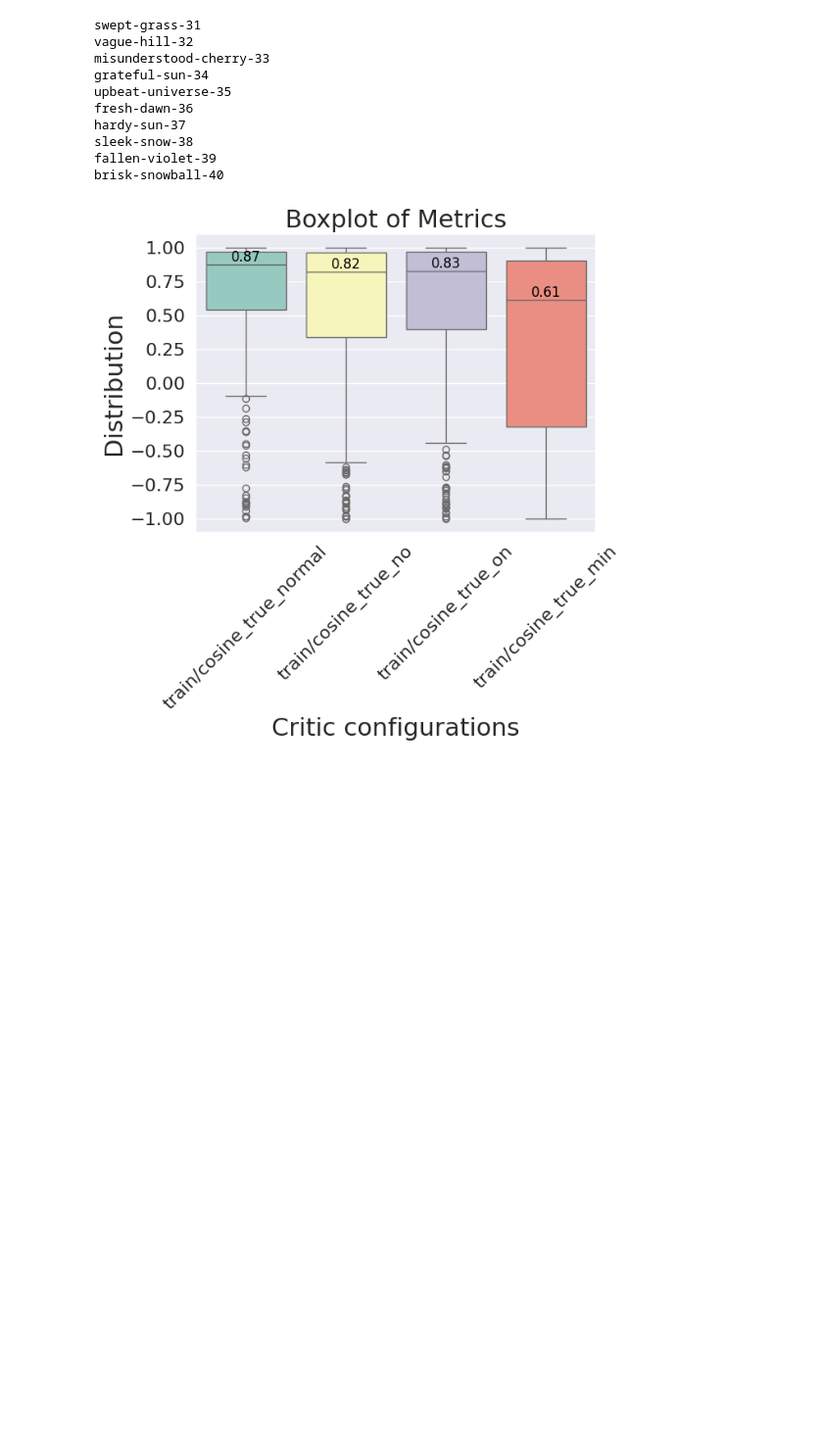
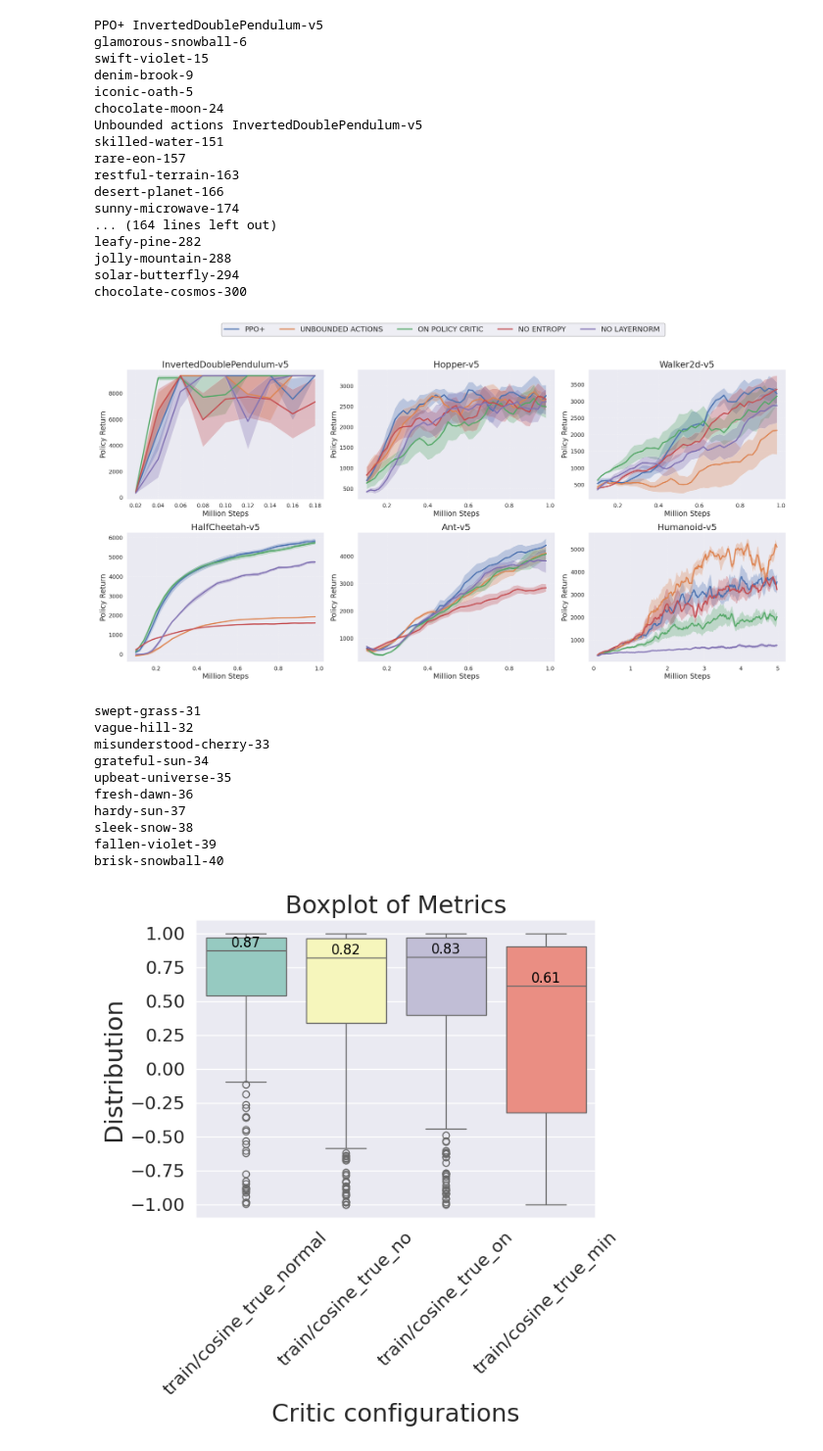
Before and after one commit to kallel-mahdi/supersac, a Jupyter notebook: notebooks/PLOTS.ipynb, the cells around one changed output. Shown at 98% size. Cells and saved outputs as stored; diff of their text form; code cells hidden in the pictures; blank space fills up the shorter version.

```diff
--- a/notebooks/PLOTS.ipynb
+++ b/notebooks/PLOTS.ipynb
@@ -188,13 +154,9 @@ KeyboardInterrupt:
 import pandas as pd
 import wandb
 import os
-import matplotlib.pyplot as plt
 import numpy as np
-import seaborn as sns
 import itertools
 
-sns.set(font_scale=1.3)
-sns.set_theme()
 
 
 os.environ["WANDB_API_KEY"]="28996bd59f1ba2c5a8c3f2cc23d8673c327ae230"
@@ -220,10 +182,10 @@ def filter_fn(run,env_name, filter_dict):
 
 dc = {
         "PPO+":{"algo_name":"superppo","gamma":0.99,"on_policy_data":False,"temperature":1.,"buffer_size":50000,"use_layer_norm":True,"clipping_ratio":0.25,"num_critics":2,"bound_actions":True,"gae_lambda":0.5,"min_target":False},
+        "Unbounded actions":{"algo_name":"superppo","gamma":0.99,"on_policy_data":False,"temperature":1.,"buffer_size":50000,"use_layer_norm":True,"clipping_ratio":0.25,"num_critics":2,"bound_actions":False,"gae_lambda":0.5,"min_target":False},
         "On policy critic":{"algo_name":"superppo","gamma":0.99,"on_policy_data":True,"temperature":1.,"buffer_size":5000,"use_layer_norm":True,"clipping_ratio":0.25,"num_critics":2,"bound_actions":True,"gae_lambda":0.5,"min_target":False},
         "No entropy":{"algo_name":"superppo","gamma":0.99,"on_policy_data":False,"temperature":0.,"buffer_size":50000,"use_layer_norm":True,"clipping_ratio":0.25,"num_critics":2,"bound_actions":True,"gae_lambda":0.5,"min_target":False},
-        "Unbounded actions":{"algo_name":"superppo","gamma":0.99,"on_policy_data":False,"temperature":1.,"buffer_size":50000,"use_layer_norm":True,"clipping_ratio":0.25,"num_critics":2,"bound_actions":False,"gae_lambda":0.5,"min_target":False},
-        #"No LN ":{"algo_name":"superppo","gamma":0.99,"on_policy_data":False,"temperature":1.,"buffer_size":50000,"use_layer_norm":False,"clipping_ratio":0.25,"num_critics":2,"bound_actions":True,"gae_lambda":0.5},
+        "No LayerNorm ":{"algo_name":"superppo","gamma":0.99,"on_policy_data":False,"temperature":1.,"buffer_size":50000,"use_layer_norm":False,"clipping_ratio":0.25,"num_critics":2,"bound_actions":True,"gae_lambda":0.5},
 }
 
 
@@ -234,7 +196,11 @@ env_names = ["InvertedDoublePendulum-v5","Hopper-v5","Walker2d-v5","HalfCheetah-
 max_steps = [2e5,1e6,1e6,1e6,1e6,5e6]
 legend = [True,False,False,False,False,False]
 
-for env_name,max_step,legend in zip(env_names,max_steps,legend):
+
+
+fig, axs = plt.subplots(2, 3, figsize=(24, 12))
+# Reset runs chain for the outer loop
+for ax, env_name, max_step in zip(axs.flatten(), env_names, max_steps):
 
 
     for algo in dc.keys():
@@ -252,43 +218,63 @@ for env_name,max_step,legend in zip(env_names,max_steps,legend):
                     config_list.append({k: v for k, v in run.config.items() if not k.startswith("_")})
                     # .name is the human-readable name of the run.
                     name_list.append(run.name)
                     full_df = run.history(samples=10000)
                     tmp_df = full_df[['evaluation/undisc_policy_return','_step']].dropna(axis=0)
                     window = 1 if env_name == "InvertedDoublePendulum-v5" else 5
                     tmp_df["average return"] = tmp_df['evaluation/undisc_policy_return'].rolling(window=window).mean()
                     tmp_df['step'] = np.round(tmp_df['_step'] / 10000) * 10000
                     tmp_df = tmp_df[["step","average return"]]
                     df = pd.concat([df, tmp_df], ignore_index=True)
                     print(run.name)
 
                     #print("DF_TEMP",df)
 
                 if count == 5:
                     break
 
 
 
             #runs_df = pd.DataFrame({"config": config_list, "name": name_list})
             #print(df)
             df2 = df[df["step"]<int(max_step)]
             x = df2.groupby("step")["step"].mean()/1e6
             mean = df2.groupby("step")["average return"].mean()
             stderror = df2.groupby("step")["average return"].std()/np.sqrt(df2.groupby("step")["average return"].count())
             #stderror = df2.groupby("step")["average return"].std()
 
-            plt.plot(x,mean,label=algo.upper(),linewidth=3)
-            plt.fill_between(x,mean-stderror,mean+stderror, alpha=0.3)
-            plt.xticks()
-            plt.yticks()
-            plt.xlabel('Million Steps')
-            plt.ylabel('Policy Return')
-            plt.title(env_name)
+            ax.plot(x, mean, label=algo.upper(), linewidth=3)
+            ax.fill_between(x, mean - stderror, mean + stderror, alpha=0.3)
+            ax.set_xlabel('Million Steps')
+            ax.set_ylabel('Policy Return')
+            ax.set_title(env_name)
             runs = itertools.chain(runs_ppo_plus)
             #runs = runs_sac
 
-    if legend : plt.legend()
-    plt.savefig("./plots/ablations/"+env_name+"_ablation.pdf", format="pdf", bbox_inches="tight")
-    plt.show()
+# Create one common legend on top of the figure
+handles, labels = axs[0,0].get_legend_handles_labels()
+fig.legend(handles, labels, loc='upper center', ncol=len(dc.keys()), bbox_to_anchor=(0.5, 1.05))
+plt.tight_layout(rect=[0, 0, 1, 0.95])
+plt.savefig("./plots/ablations/ablation1.pdf", format="pdf", bbox_inches="tight")
+plt.show()
+# %% [output]
+PPO+ InvertedDoublePendulum-v5
+glamorous-snowball-6
+swift-violet-15
+denim-brook-9
+iconic-oath-5
+chocolate-moon-24
+Unbounded actions InvertedDoublePendulum-v5
+skilled-water-151
+rare-eon-157
+restful-terrain-163
+desert-planet-166
+sunny-microwave-174
+... (164 lines left out)
+leafy-pine-282
+jolly-mountain-288
+solar-butterfly-294
+chocolate-cosmos-300
+[figure, added]
 # %%
 # import wandb
 # api = wandb.Api()
```
Also changed, not shown: parts of 3 cells of this notebook, 5 other files.
